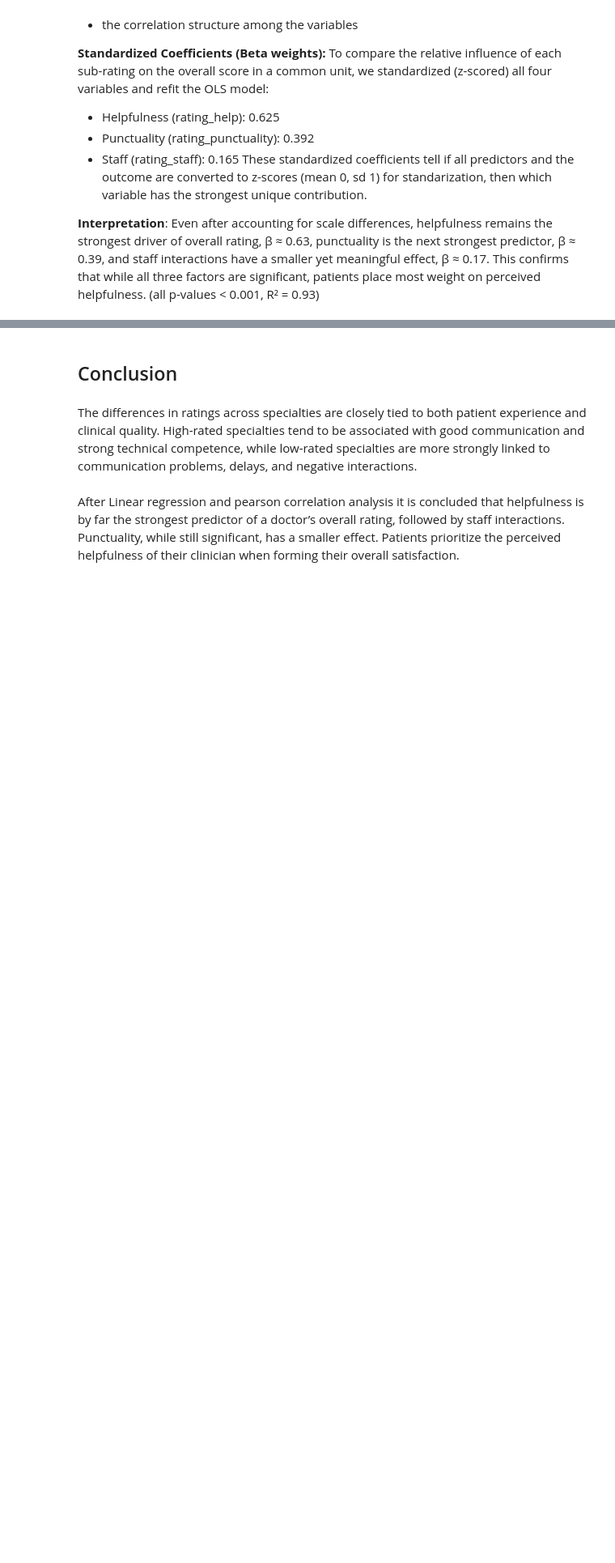
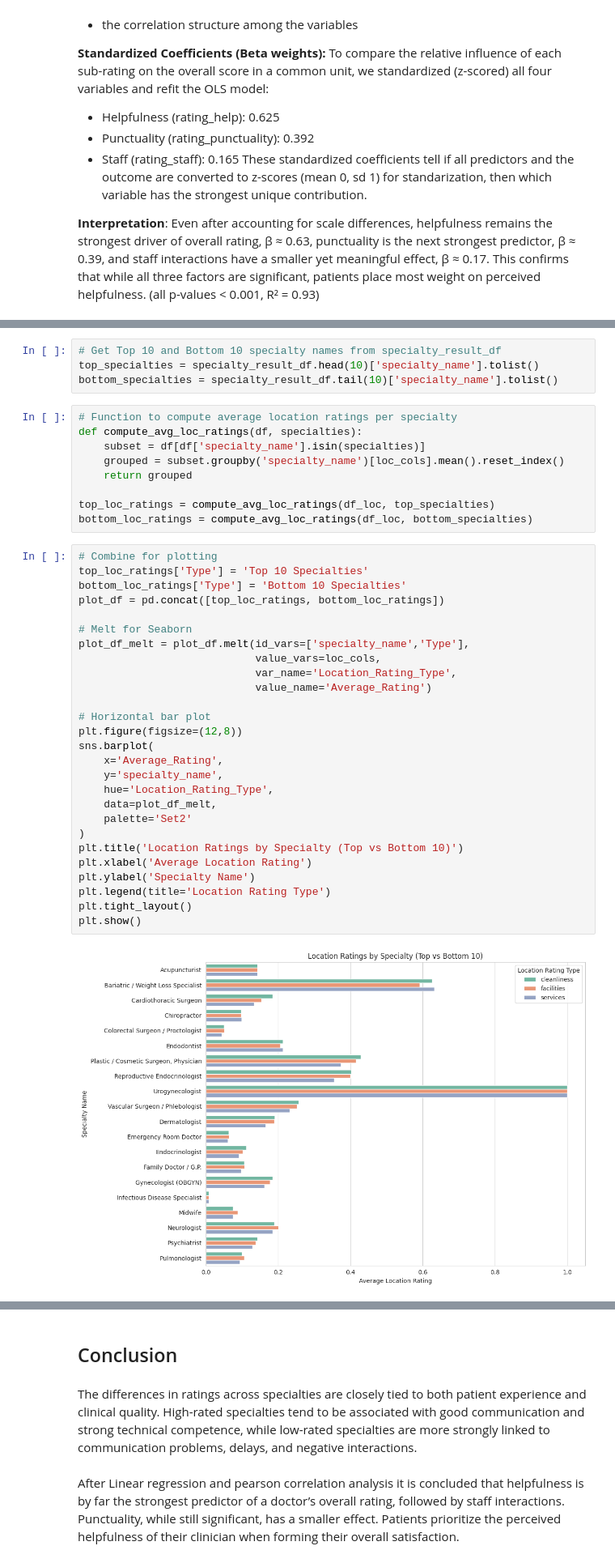
Before and after one commit to cis9650group7-boop/Group-7_Project1_HealthRateAnalysis, a Jupyter notebook: term_project_group7.ipynb, the cells around one changed output, grey strips where cells are left out. Shown at 81% size. Drawn from its saved outputs; the diff is of its cells as text; blank space fills up the shorter version.

```diff
--- a/term_project_group7.ipynb
+++ b/term_project_group7.ipynb
@@ -766,0 +794,42 @@ Even after accounting for scale differences, helpfulness remains the strongest d
+# %%
+# Get Top 10 and Bottom 10 specialty names from specialty_result_df
+top_specialties = specialty_result_df.head(10)['specialty_name'].tolist()
+bottom_specialties = specialty_result_df.tail(10)['specialty_name'].tolist()
+# %%
+# Function to compute average location ratings per specialty
+def compute_avg_loc_ratings(df, specialties):
+    subset = df[df['specialty_name'].isin(specialties)]
+    grouped = subset.groupby('specialty_name')[loc_cols].mean().reset_index()
+    return grouped
+
+top_loc_ratings = compute_avg_loc_ratings(df_loc, top_specialties)
+bottom_loc_ratings = compute_avg_loc_ratings(df_loc, bottom_specialties)
+# %%
+# Combine for plotting
+top_loc_ratings['Type'] = 'Top 10 Specialties'
+bottom_loc_ratings['Type'] = 'Bottom 10 Specialties'
+plot_df = pd.concat([top_loc_ratings, bottom_loc_ratings])
+
+# Melt for Seaborn
+plot_df_melt = plot_df.melt(id_vars=['specialty_name','Type'],
+                            value_vars=loc_cols,
+                            var_name='Location_Rating_Type',
+                            value_name='Average_Rating')
+
+# Horizontal bar plot
+plt.figure(figsize=(12,8))
+sns.barplot(
+    x='Average_Rating',
+    y='specialty_name',
+    hue='Location_Rating_Type',
+    data=plot_df_melt,
+    palette='Set2'
+)
+plt.title('Location Ratings by Specialty (Top vs Bottom 10)')
+plt.xlabel('Average Location Rating')
+plt.ylabel('Specialty Name')
+plt.legend(title='Location Rating Type')
+plt.tight_layout()
+plt.show()
+# %% [output]
+[figure, added]
```
Also changed, not shown: parts of 8 cells of this notebook.
